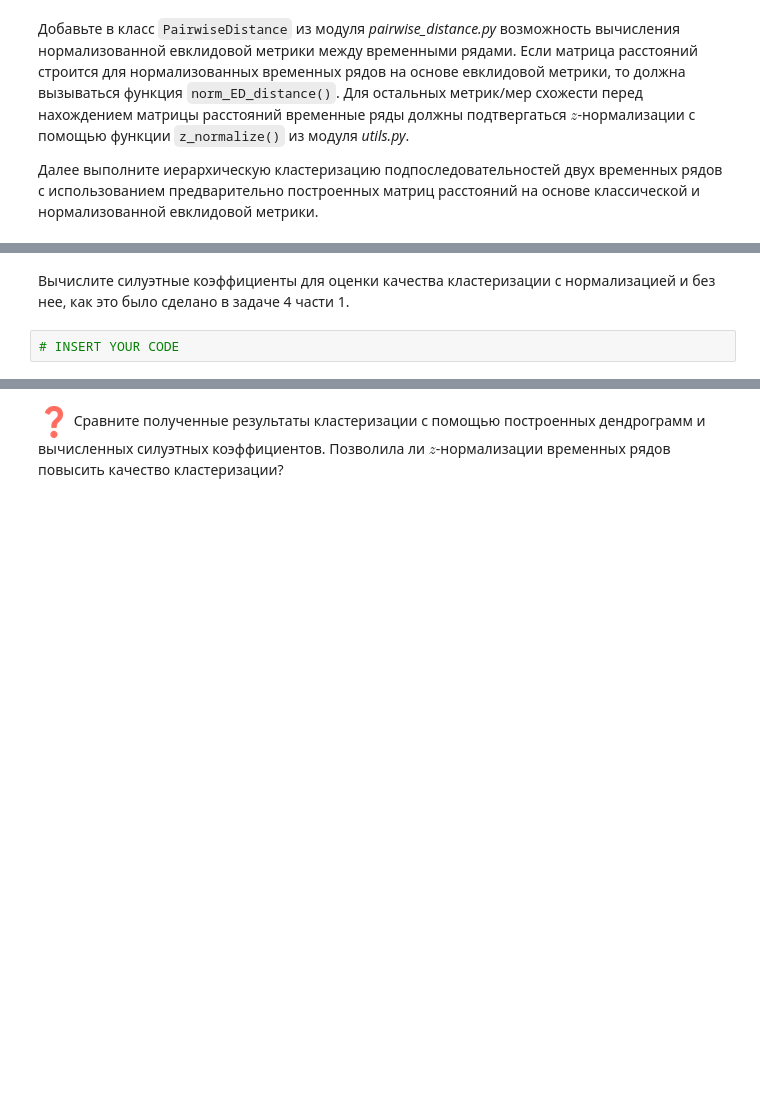
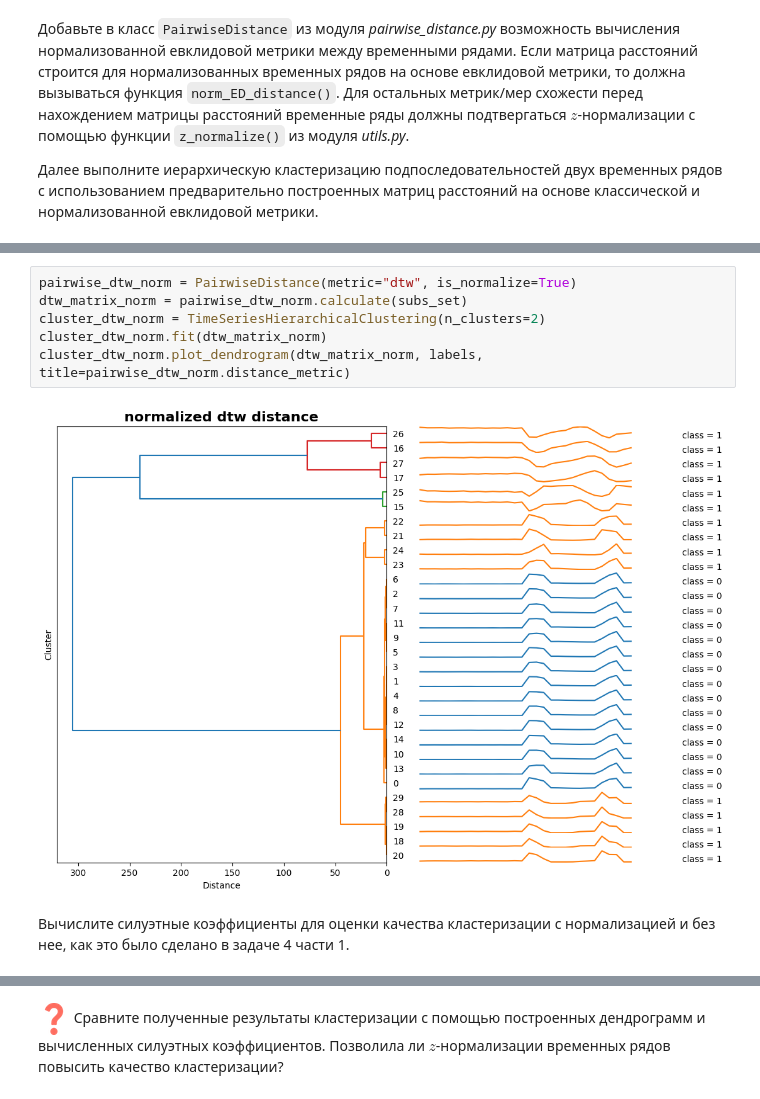
Before and after one commit to evgenkot/2025-Raschupkin-TimeSeriesCourse, a Jupyter notebook: practice/01 Basics/01 Basics.ipynb, the cells around one changed output, grey strips where cells are left out. Saved outputs shown, nothing was run; the diff lists cells and outputs as text; blank space fills up the shorter version.

```diff
--- a/practice/01 Basics/01 Basics.ipynb
+++ b/practice/01 Basics/01 Basics.ipynb
@@ -377,4 +426,10 @@ labels = np.array([0]*subs_set1[0:15].shape[0] + [1]*subs_set2[0:15].shape[0])
+# %%
+pairwise_dtw_norm = PairwiseDistance(metric="dtw", is_normalize=True)
+dtw_matrix_norm = pairwise_dtw_norm.calculate(subs_set)
+cluster_dtw_norm = TimeSeriesHierarchicalClustering(n_clusters=2)
+cluster_dtw_norm.fit(dtw_matrix_norm)
+cluster_dtw_norm.plot_dendrogram(dtw_matrix_norm, labels, title=pairwise_dtw_norm.distance_metric)
+# %% [output]
+[figure, added]
 # %% [markdown]
 Вычислите силуэтные коэффициенты для оценки качества кластеризации с нормализацией и без нее, как это было сделано в задаче 4 части 1.
-# %%
-# INSERT YOUR CODE
```
Also changed, not shown: parts of 16 cells of this notebook.
